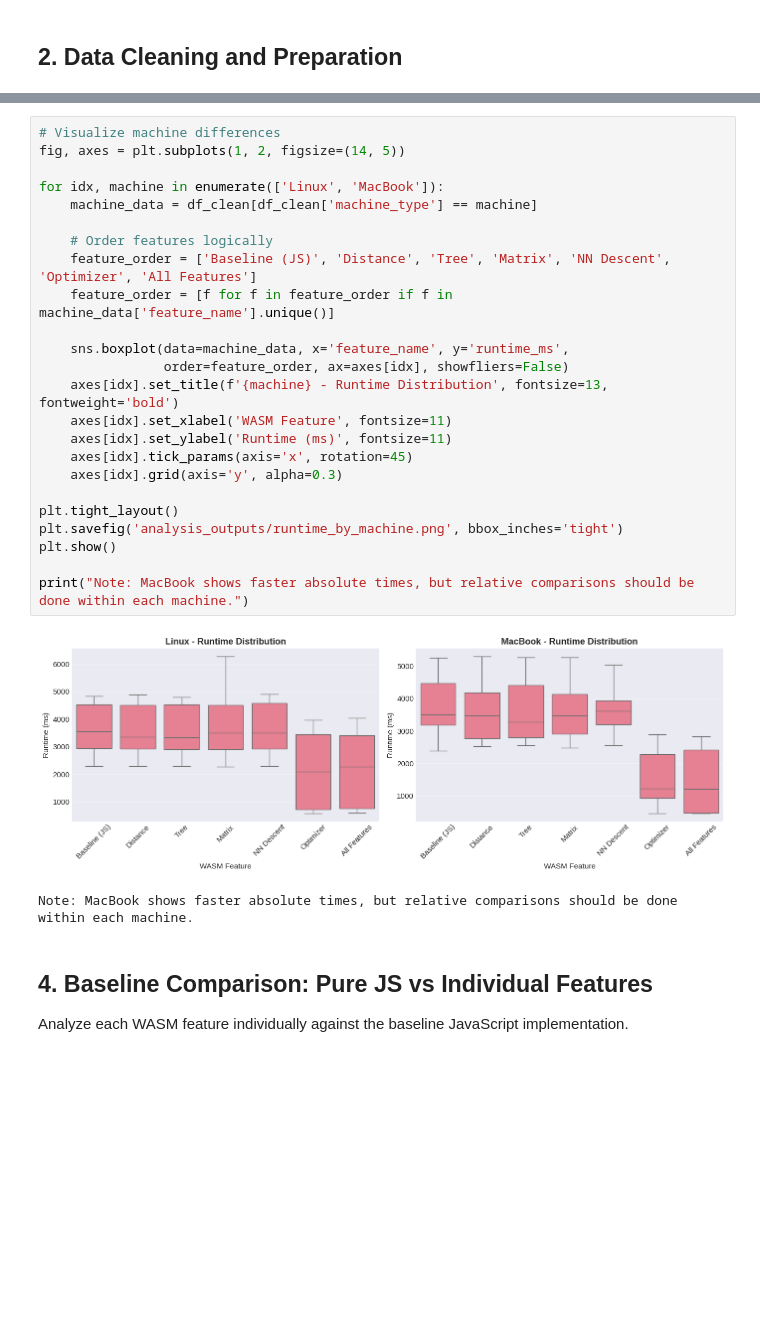
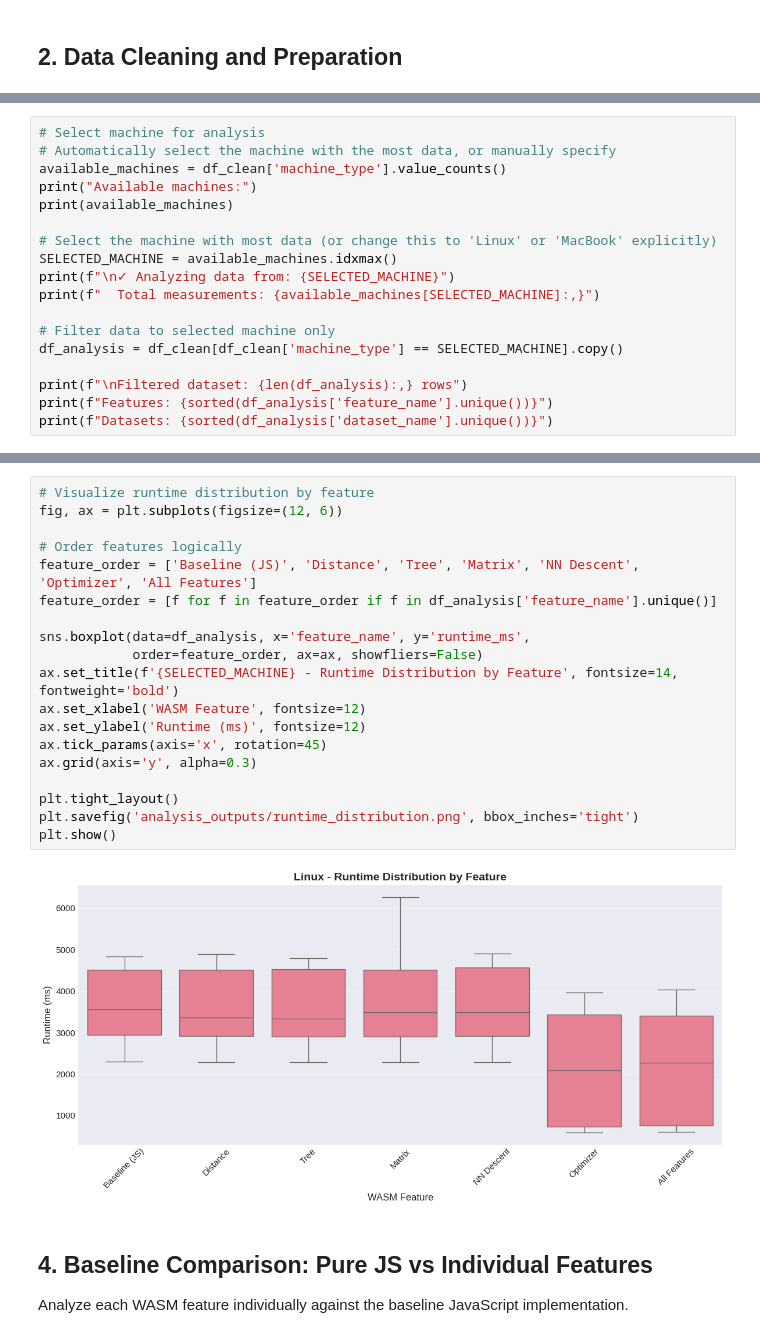
Before and after one commit to elarsaks/umap-bench, a Jupyter notebook: bench/analysis.ipynb, the cells around one changed output, grey strips where cells are left out. Cells and saved outputs as stored; diff of their text form; blank space fills up the shorter version.

Commit message:
Use single machine data.

```diff
--- a/bench/analysis.ipynb
+++ b/bench/analysis.ipynb
@@ -156 +154,19 @@ Iris Dataset (150 points, 4D)           135
 Name: count, dtype: int64
+# %%
+# Select machine for analysis
+# Automatically select the machine with the most data, or manually specify
+available_machines = df_clean['machine_type'].value_counts()
+print("Available machines:")
+print(available_machines)
+
+# Select the machine with most data (or change this to 'Linux' or 'MacBook' explicitly)
+SELECTED_MACHINE = available_machines.idxmax()
+print(f"\n✓ Analyzing data from: {SELECTED_MACHINE}")
+print(f"  Total measurements: {available_machines[SELECTED_MACHINE]:,}")
+
+# Filter data to selected machine only
+df_analysis = df_clean[df_clean['machine_type'] == SELECTED_MACHINE].copy()
+
+print(f"\nFiltered dataset: {len(df_analysis):,} rows")
+print(f"Features: {sorted(df_analysis['feature_name'].unique())}")
+print(f"Datasets: {sorted(df_analysis['dataset_name'].unique())}")
@@ -216,30 +237,24 @@ Performance by Machine and Feature:
 # %%
-# Visualize machine differences
-fig, axes = plt.subplots(1, 2, figsize=(14, 5))
+# Visualize runtime distribution by feature
+fig, ax = plt.subplots(figsize=(12, 6))
 
-for idx, machine in enumerate(['Linux', 'MacBook']):
-    machine_data = df_clean[df_clean['machine_type'] == machine]
+# Order features logically
+feature_order = ['Baseline (JS)', 'Distance', 'Tree', 'Matrix', 'NN Descent', 'Optimizer', 'All Features']
+feature_order = [f for f in feature_order if f in df_analysis['feature_name'].unique()]
 
-    # Order features logically
-    feature_order = ['Baseline (JS)', 'Distance', 'Tree', 'Matrix', 'NN Descent', 'Optimizer', 'All Features']
-    feature_order = [f for f in feature_order if f in machine_data['feature_name'].unique()]
-
-    sns.boxplot(data=machine_data, x='feature_name', y='runtime_ms',
-                order=feature_order, ax=axes[idx], showfliers=False)
-    axes[idx].set_title(f'{machine} - Runtime Distribution', fontsize=13, fontweight='bold')
-    axes[idx].set_xlabel('WASM Feature', fontsize=11)
-    axes[idx].set_ylabel('Runtime (ms)', fontsize=11)
-    axes[idx].tick_params(axis='x', rotation=45)
-    axes[idx].grid(axis='y', alpha=0.3)
+sns.boxplot(data=df_analysis, x='feature_name', y='runtime_ms',
+            order=feature_order, ax=ax, showfliers=False)
+ax.set_title(f'{SELECTED_MACHINE} - Runtime Distribution by Feature', fontsize=14, fontweight='bold')
+ax.set_xlabel('WASM Feature', fontsize=12)
+ax.set_ylabel('Runtime (ms)', fontsize=12)
+ax.tick_params(axis='x', rotation=45)
+ax.grid(axis='y', alpha=0.3)
 
 plt.tight_layout()
-plt.savefig('analysis_outputs/runtime_by_machine.png', bbox_inches='tight')
+plt.savefig('analysis_outputs/runtime_distribution.png', bbox_inches='tight')
 plt.show()
-
-print("Note: MacBook shows faster absolute times, but relative comparisons should be done within each machine.")
 # %% [output]
-[figure, old version]
+[figure, new version]
-Note: MacBook shows faster absolute times, but relative comparisons should be done within each machine.
 # %% [markdown]
 ## 4. Baseline Comparison: Pure JS vs Individual Features
 
```
Also changed, not shown: parts of 26 cells of this notebook, 47 other files.
